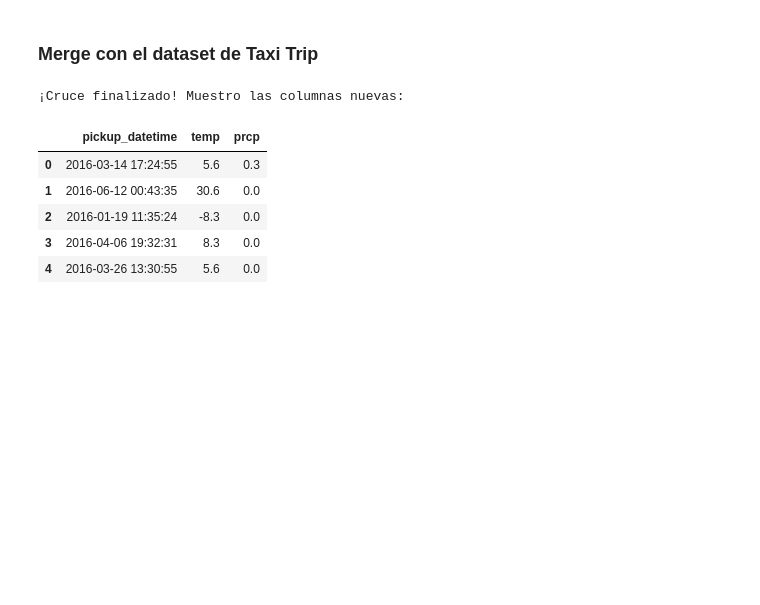
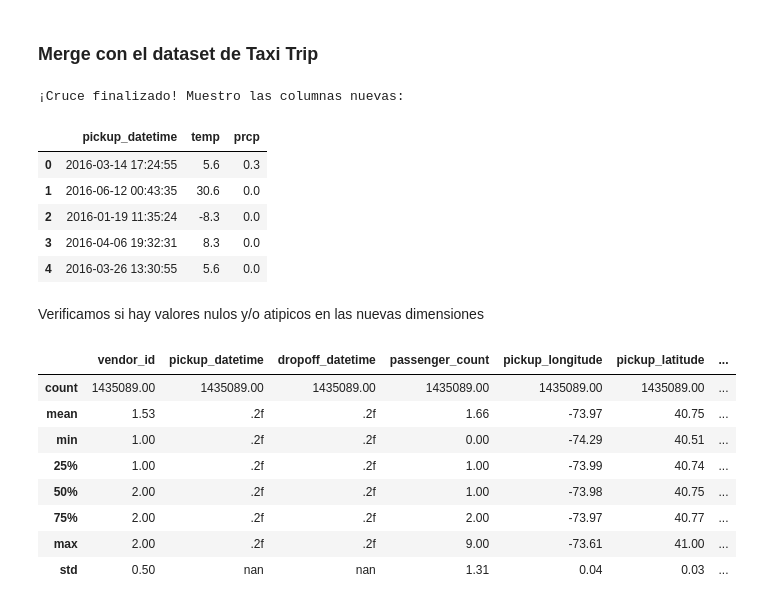
Before and after one commit to settilea/Leandro_Setti_Proyecto_final_DataScience2, a Jupyter notebook: LeandroSetti_Proyecto_Data_Science2.ipynb, the cells around one changed output. Cells and saved outputs as stored; diff of their text form; code cells hidden in the pictures; blank space fills up the shorter version.

```diff
--- a/LeandroSetti_Proyecto_Data_Science2.ipynb
+++ b/LeandroSetti_Proyecto_Data_Science2.ipynb
@@ -440,3 +446,18 @@ display(df[['pickup_datetime', 'temp', 'prcp']].head())
 | 2 | 2016-01-19 11:35:24 | -8.3 | 0.0 |
 | 3 | 2016-04-06 19:32:31 | 8.3 | 0.0 |
 | 4 | 2016-03-26 13:30:55 | 5.6 | 0.0 |
+# %% [markdown]
+Verificamos si hay valores nulos y/o atipicos en las nuevas dimensiones
+# %%
+#Verificamos que no haya valores nulos ni atipicos en las dimensiones agregadas al df
+df.describe().apply(lambda s: s.apply('{0:.2f}'.format))
+# %% [output]
+|  | vendor_id | pickup_datetime | dropoff_datetime | passenger_count | pickup_longitude | pickup_latitude | ... |
+| count | 1435089.00 | 1435089.00 | 1435089.00 | 1435089.00 | 1435089.00 | 1435089.00 | ... |
+| mean | 1.53 | .2f | .2f | 1.66 | -73.97 | 40.75 | ... |
+| min | 1.00 | .2f | .2f | 0.00 | -74.29 | 40.51 | ... |
+| 25% | 1.00 | .2f | .2f | 1.00 | -73.99 | 40.74 | ... |
+| 50% | 2.00 | .2f | .2f | 1.00 | -73.98 | 40.75 | ... |
+| 75% | 2.00 | .2f | .2f | 2.00 | -73.97 | 40.77 | ... |
+| max | 2.00 | .2f | .2f | 9.00 | -73.61 | 41.00 | ... |
+| std | 0.50 | nan | nan | 1.31 | 0.04 | 0.03 | ... |
```
Also changed, not shown: parts of 10 cells of this notebook.
